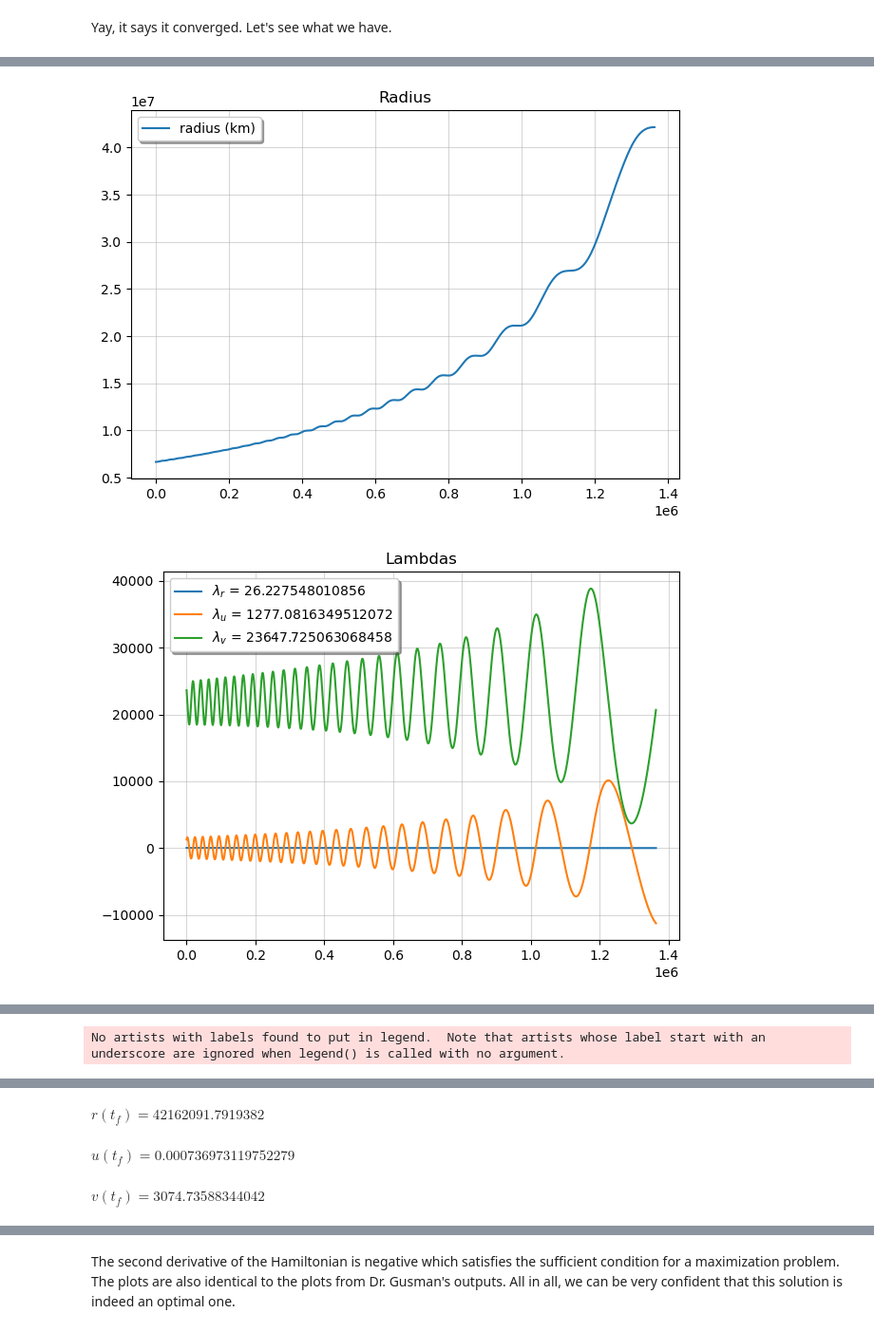
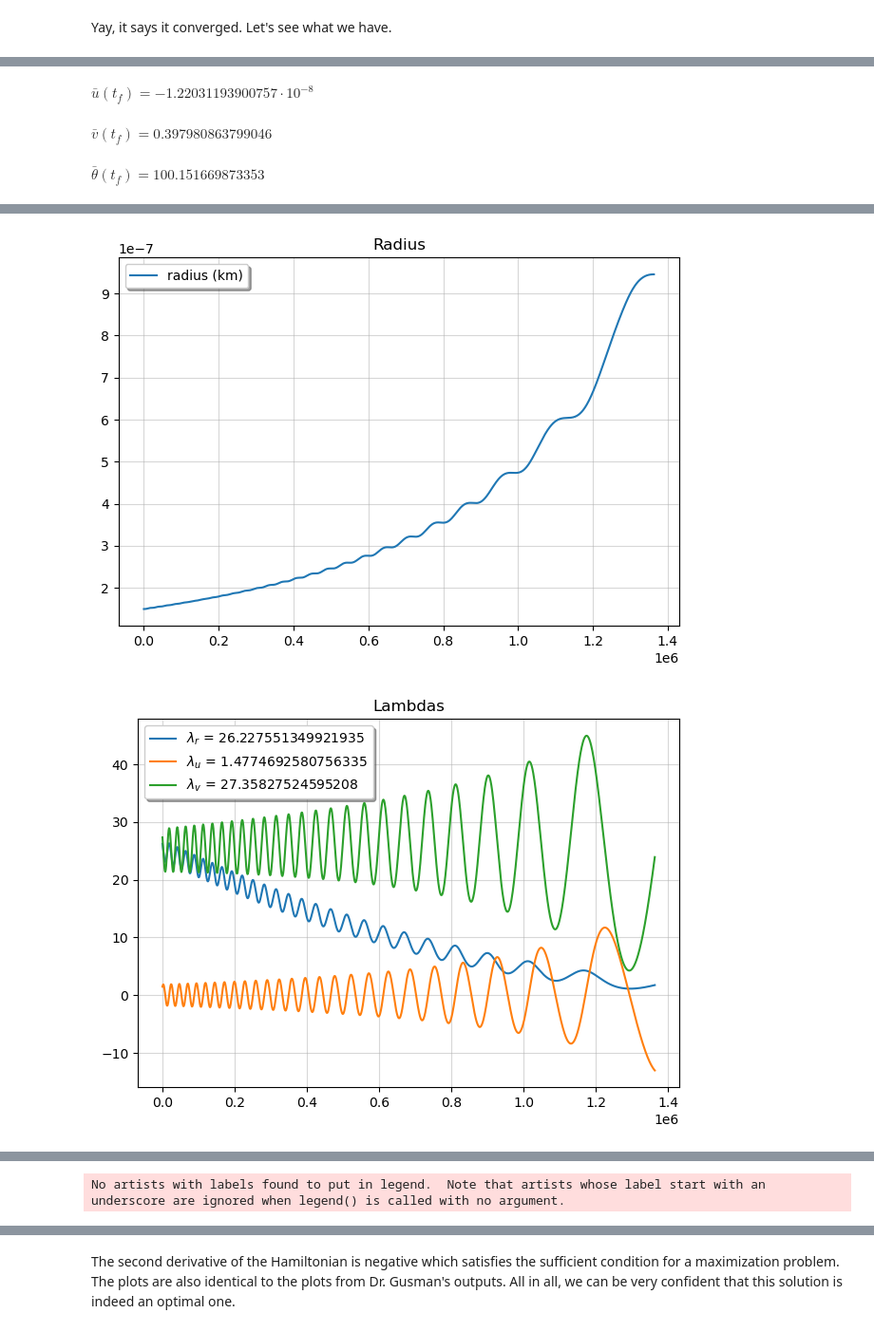
Before and after one commit to samthegliderpilot/PythonEquations2Orbits, a Jupyter notebook: pyeq2orb/DemosAndPrototypes/002_OptimalPlanerCircleToCircleOrbitTransfer.ipynb, the cells around one changed output, grey strips where cells are left out. Shown at 95% size. Drawn from its saved outputs; the diff is of its cells as text; code cells hidden in the pictures.

Commit message:
Many fixes to scaling state variables and time

```diff
--- a/pyeq2orb/DemosAndPrototypes/002_OptimalPlanerCircleToCircleOrbitTransfer.ipynb
+++ b/pyeq2orb/DemosAndPrototypes/002_OptimalPlanerCircleToCircleOrbitTransfer.ipynb
@@ -166,6 +170,7 @@ controlSubsDict = {problem.ControlVariables[0]: controlSolved}
 # the trig simplification needs the deep=True for this problem to make the equations even cleaner
 for i in range(0, len(problem.StateVariableDynamics)):
     problem.StateVariableDynamics[i] = SafeSubs(problem.StateVariableDynamics[i],controlSubsDict).trigsimp(deep=True).simplify() # some simplification to make numerical code more stable later, and that is why this code forces us to do things somewhat manually.  There are often special things like this that we ought to do that you can't really automate.
-    jh.showEquation(problem.StateVariables[i].diff(problem.TimeSymbol), problem.StateVariableDynamics[i])
+    jh.showEquation(problem.StateVariables[i].diff(problem.TimeSymbol), problem.StateVariableDynamics[i], [problem.TimeInitialSymbol])
 jh.printMarkdown("Note the use of the deep parameter when we do the trig simplification.  It is little things like that that require each problem to be a little unique.")
+constantsSubsDict[problem.ControlVariables[0]]  =controlSolved
 # %% [output]
@@ -226,8 +227,7 @@ Note that the final value for the costate value associated with the longitude is
 # lambda_lon is always 0, so do that cleanup
 problem.BoundaryConditions.remove(transversalityCondition[-1])
 lmdTheta = costateSymbols.pop()
-problem.StateVariableDynamics.pop()
-problem.StateVariables.pop()
+problem._costateElements.pop()
 constantsSubsDict[lmdTheta]=0
 constantsSubsDict[lmdTheta.subs(problem.TimeSymbol, problem.TimeFinalSymbol)]=0
 constantsSubsDict[lmdTheta.subs(problem.TimeSymbol, problem.TimeInitialSymbol)]=0
@@ -250,7 +250,15 @@ stateAndLambdas.extend(problem.StateVariables)
 stateAndLambdas.extend(costateSymbols)
 odeState = [problem.TimeSymbol, stateAndLambdas, otherArgs]
 
-lambdifyHelper = OdeLambdifyHelperWithBoundaryConditions(problem.TimeSymbol, problem.TimeInitialSymbol, problem.TimeFinalSymbol, problem.StateVariables, problem.EquationsOfMotionAsEquations, problem.BoundaryConditions, otherArgs, problem.SubstitutionDictionary)
+integrationSymbols = []
+integrationSymbols.extend(problem.StateVariables)
+integrationSymbols.extend([x.Element for x in problem._costateElements])
+
+eoms = problem.EquationsOfMotionAsEquations
+for i in range(0, len(problem._costateElements)) :
+    eoms.append(sy.Eq(problem._costateElements[i].Element.diff(problem.TimeSymbol), problem._costateElements[i].FirstOrderDynamics))
+
+lambdifyHelper = OdeLambdifyHelperWithBoundaryConditions(problem.TimeSymbol, problem.TimeInitialSymbol, problem.TimeFinalSymbol, integrationSymbols, eoms, problem.BoundaryConditions, otherArgs, problem.SubstitutionDictionary)
 # %% [markdown]
 Lambdify is the function that saves a ton of time and possible errors.  This turns our symbolic expressions into code that runs at normal or faster speeds (using libraries like numpy for additional performance) instead of substituting in values when we go to evaluate the equations of motion which would be very slow.
 # %%
@@ -281,9 +289,10 @@ That being said, streamlining this part of the process is something I am continu
 stateForBoundaryConditions = []
 stateForBoundaryConditions.extend(SafeSubs(problem.StateVariables, {problem.TimeSymbol: problem.TimeInitialSymbol}))
 stateForBoundaryConditions.extend(SafeSubs(problem.StateVariables, {problem.TimeSymbol: problem.TimeFinalSymbol}))
-#stateForBoundaryConditions.extend(lambdas)
+stateForBoundaryConditions.extend(SafeSubs([x.Element for x in problem._costateElements], {problem.TimeSymbol: problem.TimeFinalSymbol}))
+stateForBoundaryConditions.extend(SafeSubs([x.Element for x in problem._costateElements], {problem.TimeSymbol: problem.TimeFinalSymbol}))
 stateForBoundaryConditions.extend(otherArgs)
 
-fSolveCallback = ContinuousThrustCircularOrbitTransferProblem.createSolveIvpSingleShootingCallbackForFSolve(problem, problem.StateVariables, [r0, u0, v0, lon0], tArray, odeIntEomCallback, problem.BoundaryConditions, SafeSubs(costateSymbols, {problem.TimeSymbol: problem.TimeInitialSymbol}), otherArgs)
+fSolveCallback = ContinuousThrustCircularOrbitTransferProblem.createSolveIvpSingleShootingCallbackForFSolve(problem, integrationSymbols, [r0, u0, v0, lon0], tArray, odeIntEomCallback, problem.BoundaryConditions, SafeSubs(costateSymbols, {problem.TimeSymbol: problem.TimeInitialSymbol}), otherArgs)
 # %%
 print(initialFSolveStateGuess)
@@ -299,7 +309,7 @@ print(fSolveSol)
 Yay, it says it converged.  Let's see what we have.
 # %%
 solution = solve_ivp(odeIntEomCallback, [tArray[0], tArray[-1]], [r0, u0, v0, lon0, *fSolveSol[0][0:3]], args=tuple(fSolveSol[0][3:len(fSolveSol[0])]), t_eval=tArray, dense_output=True, method="LSODA", rtol=1.49012e-8, atol=1.49012e-11)
-solutionDictionary = ScipyCallbackCreators.ConvertEitherIntegratorResultsToDictionary(problem.StateVariables, solution)
+solutionDictionary = ScipyCallbackCreators.ConvertEitherIntegratorResultsToDictionary(integrationSymbols, solution)
 unscaledResults = solutionDictionary
 unscaledTArray = tArray
 unscaledResults = problem.DescaleResults(solutionDictionary)
@@ -333,3 +344,6 @@ plt.show()
+$\displaystyle \bar{u}{\left(t_{f} \right)} = -1.22031193900757 \cdot 10^{-8}$
+$\displaystyle \bar{v}{\left(t_{f} \right)} = 0.397980863799046$
+$\displaystyle \bar{\theta}{\left(t_{f} \right)} = 100.151669873353$
 [figure]
-[figure, old version]
+[figure, new version]
-[figure, old version]
+[figure, new version]
@@ -337,5 +351,2 @@ plt.show()
 No artists with labels found to put in legend.  Note that artists whose label start with an underscore are ignored when legend() is called with no argument.
 [figure]
-$\displaystyle r{\left(t_{f} \right)} = 42162091.7919382$
-$\displaystyle u{\left(t_{f} \right)} = 0.000736973119752279$
-$\displaystyle v{\left(t_{f} \right)} = 3074.73588344042$
```
Also changed, not shown: parts of 10 cells of this notebook, 15 other files.
